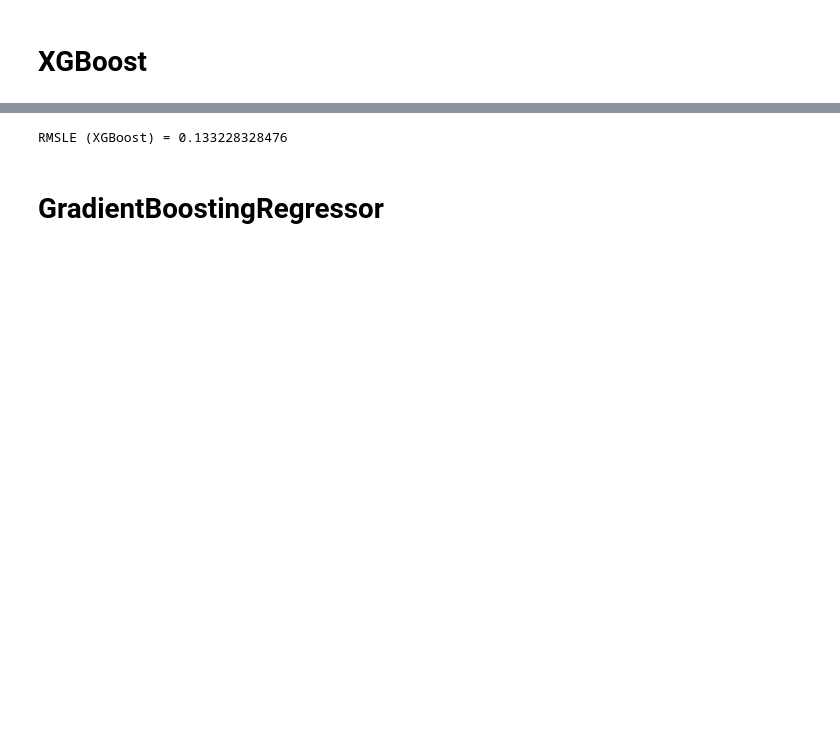
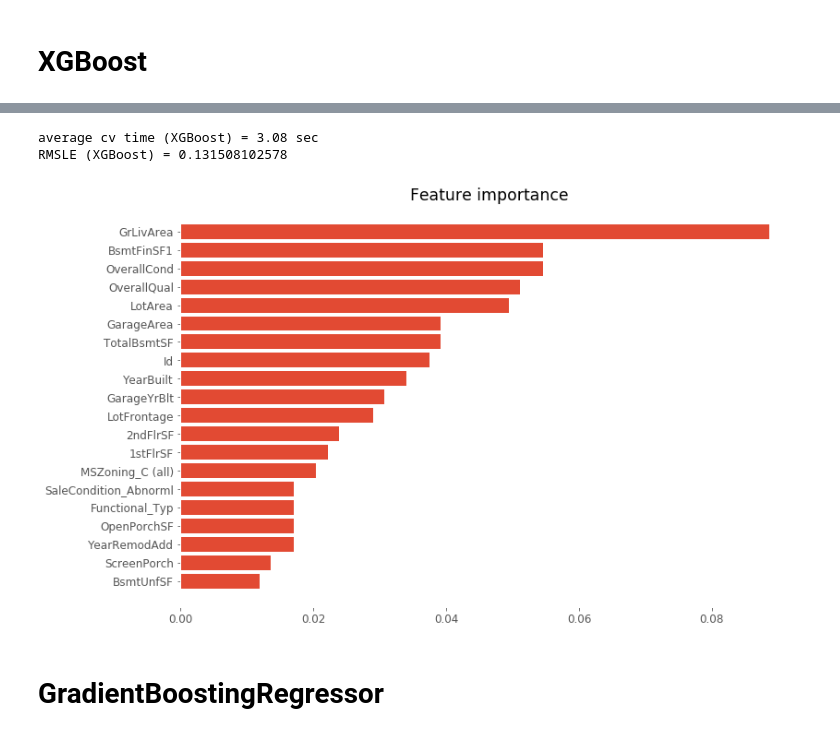
Before and after one commit to melaanya/twente-aml, a Jupyter notebook: project/eda/housing_usa.ipynb, the cells around one changed output, grey strips where cells are left out. Saved outputs shown, nothing was run; the diff lists cells and outputs as text; code cells hidden in the pictures; blank space fills up the shorter version.

```diff
--- a/project/eda/housing_usa.ipynb
+++ b/project/eda/housing_usa.ipynb
@@ -79,7 +140,15 @@ xgboost_cv = cross_val_score(xgboost_clf, df_train_dummy, y_train,
+# %%
+_ = xgboost_clf.fit(df_train_dummy, y_train)
 # %%
+print('average cv time (XGBoost) = {0:.2f} sec'.format(av_time / n_time))
 print('RMSLE (XGBoost) = {0}'.format(np.sqrt(-xgboost_cv.mean())))
 # %% [output]
-RMSLE (XGBoost) = 0.133228328476
+average cv time (XGBoost) = 3.08 sec
+RMSLE (XGBoost) = 0.131508102578
+# %%
+_ = plot_top_features(xgboost_clf.named_steps['clf'], df_train_dummy.columns.values, 20)
+# %% [output]
+[figure, added]
 # %% [markdown]
 # GradientBoostingRegressor
 # %%
```
Also changed, not shown: parts of 30 cells of this notebook, 1 other file.
